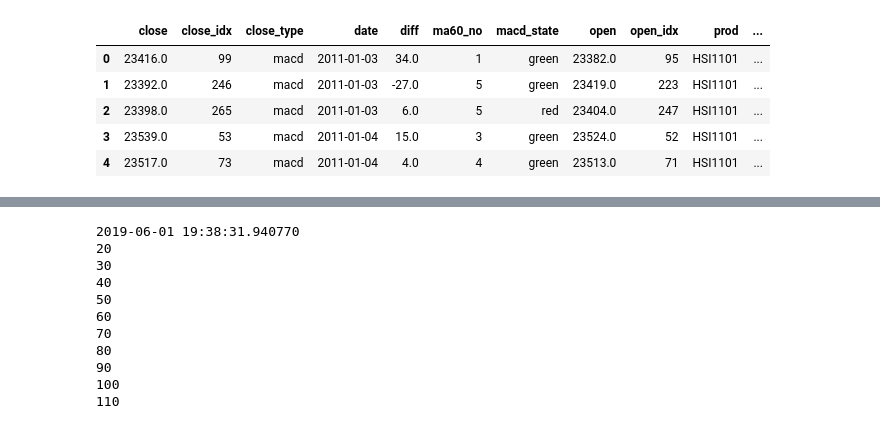
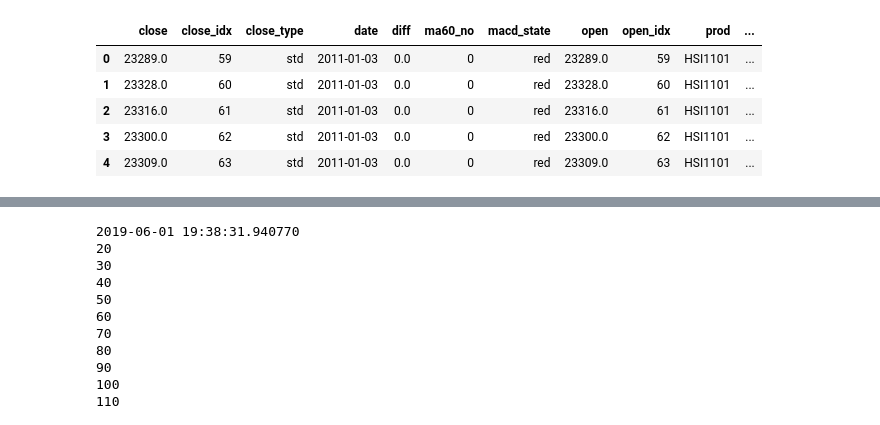
Before and after one commit to che7611/test2, a Jupyter notebook: bt_macd.ipynb, the cells around one changed output, grey strips where cells are left out. Drawn from its saved outputs; the diff is of its cells as text; code cells hidden in the pictures.

```diff
--- a/bt_macd.ipynb
+++ b/bt_macd.ipynb
@@ -137,7 +222,7 @@ def GetROI(F1):
 # %%
 time1=dt.datetime.now()
 print(time1)
-bt2=bt_macd(hf)
+bt2=bt_macd1(hf)
 # bt2.prod_test('HSI1109')
 bt2.Stop_Diff=150
 bt2.prod_all()
@@ -151,9 +236,9 @@ df1.head()
 |  | close | close_idx | close_type | date | diff | ma60_no | macd_state | open | open_idx | prod | ... |
-| 0 | 23416.0 | 99 | macd | 2011-01-03 | 34.0 | 1 | green | 23382.0 | 95 | HSI1101 | ... |
-| 1 | 23392.0 | 246 | macd | 2011-01-03 | -27.0 | 5 | green | 23419.0 | 223 | HSI1101 | ... |
-| 2 | 23398.0 | 265 | macd | 2011-01-03 | 6.0 | 5 | red | 23404.0 | 247 | HSI1101 | ... |
-| 3 | 23539.0 | 53 | macd | 2011-01-04 | 15.0 | 3 | green | 23524.0 | 52 | HSI1101 | ... |
-| 4 | 23517.0 | 73 | macd | 2011-01-04 | 4.0 | 4 | green | 23513.0 | 71 | HSI1101 | ... |
+| 0 | 23289.0 | 59 | std | 2011-01-03 | 0.0 | 0 | red | 23289.0 | 59 | HSI1101 | ... |
+| 1 | 23328.0 | 60 | std | 2011-01-03 | 0.0 | 0 | red | 23328.0 | 60 | HSI1101 | ... |
+| 2 | 23316.0 | 61 | std | 2011-01-03 | 0.0 | 0 | red | 23316.0 | 61 | HSI1101 | ... |
+| 3 | 23300.0 | 62 | std | 2011-01-03 | 0.0 | 0 | red | 23300.0 | 62 | HSI1101 | ... |
+| 4 | 23309.0 | 63 | std | 2011-01-03 | 0.0 | 0 | red | 23309.0 | 63 | HSI1101 | ... |
 # %%
 # df1=pd.DataFrame(bt2._res['trade'])
 GetROI(df1)
```
Also changed, not shown: parts of 9 cells of this notebook, 4 other files.
